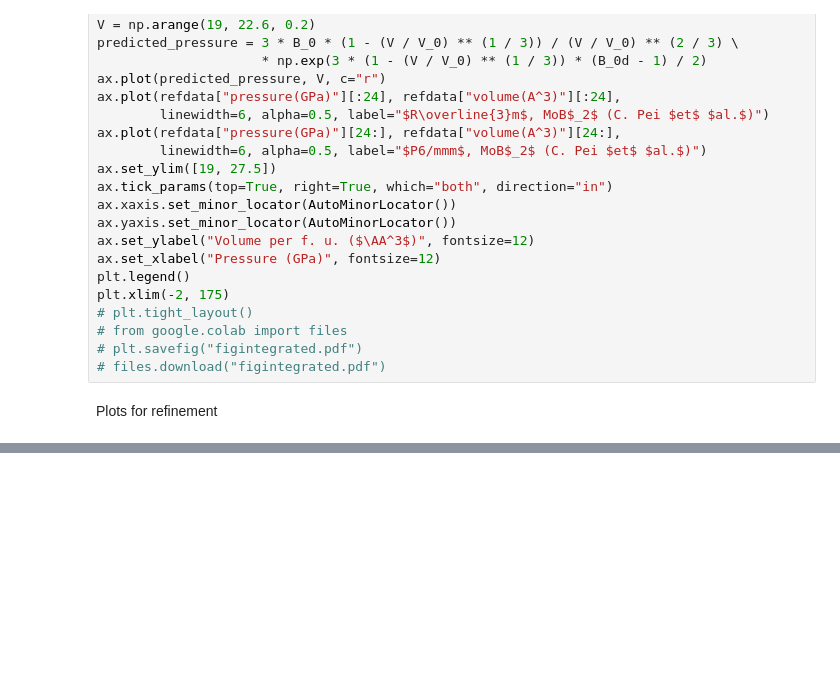
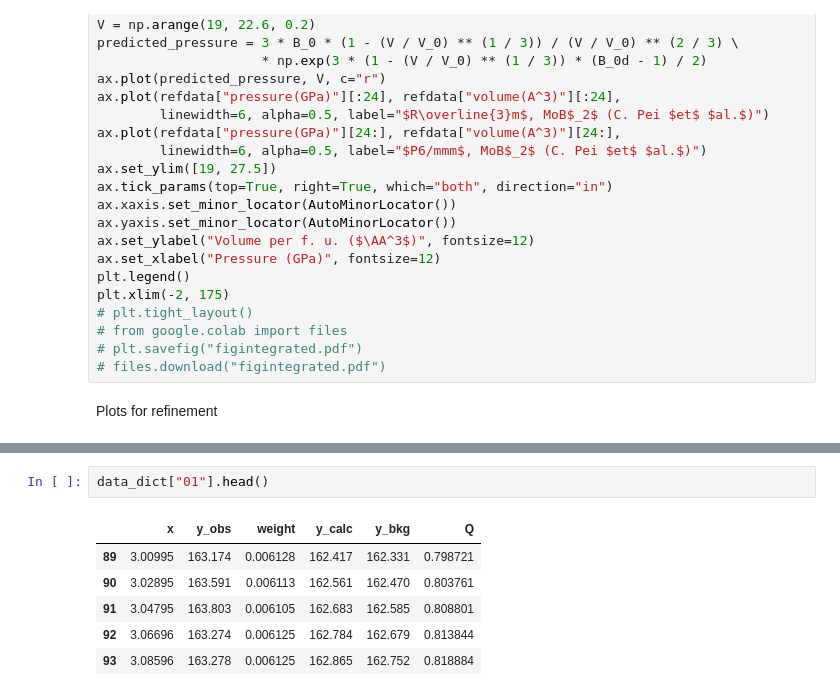
Before and after one commit to jhamlin-ufl/remob2, a Jupyter notebook: notebooks/HPXRD.ipynb, the cells around one changed output, grey strips where cells are left out. Cells and saved outputs as stored; diff of their text form; blank space fills up the shorter version.

```diff
--- a/notebooks/HPXRD.ipynb
+++ b/notebooks/HPXRD.ipynb
@@ -325,0 +306,9 @@ data
+# %%
+data_dict["01"].head()
+# %% [output]
+|  | x | y_obs | weight | y_calc | y_bkg | Q |
+| 89 | 3.00995 | 163.174 | 0.006128 | 162.417 | 162.331 | 0.798721 |
+| 90 | 3.02895 | 163.591 | 0.006113 | 162.561 | 162.470 | 0.803761 |
+| 91 | 3.04795 | 163.803 | 0.006105 | 162.683 | 162.585 | 0.808801 |
+| 92 | 3.06696 | 163.274 | 0.006125 | 162.784 | 162.679 | 0.813844 |
+| 93 | 3.08596 | 163.278 | 0.006125 | 162.865 | 162.752 | 0.818884 |
```
Also changed, not shown: parts of 6 cells of this notebook, 5 other files.
